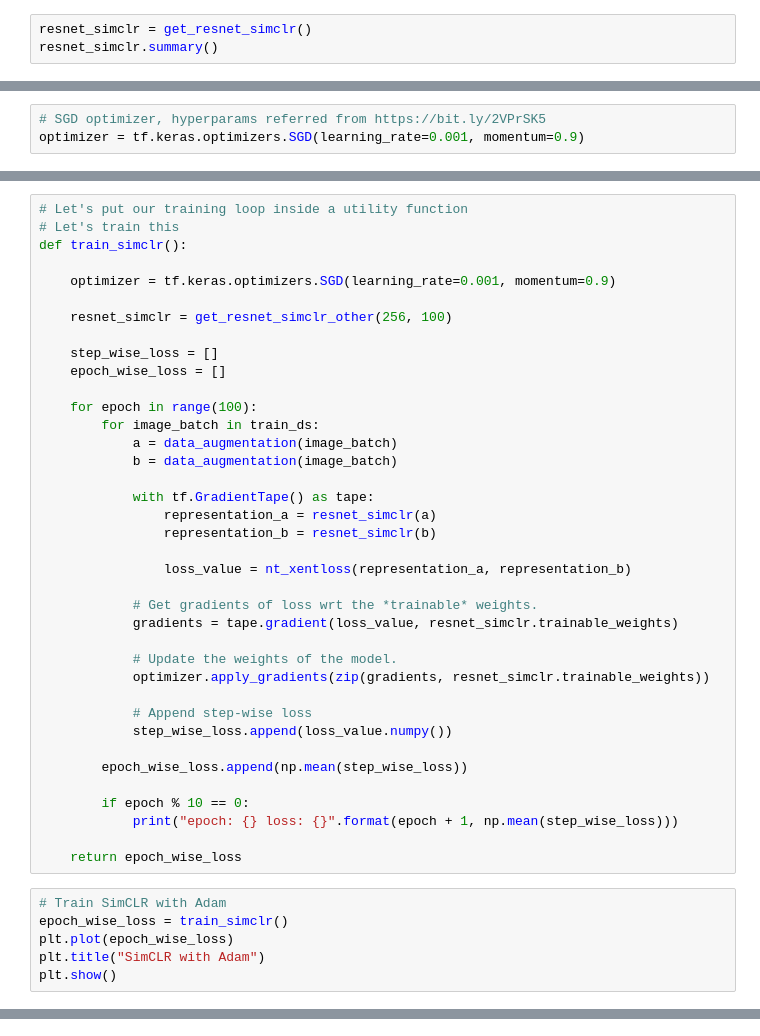
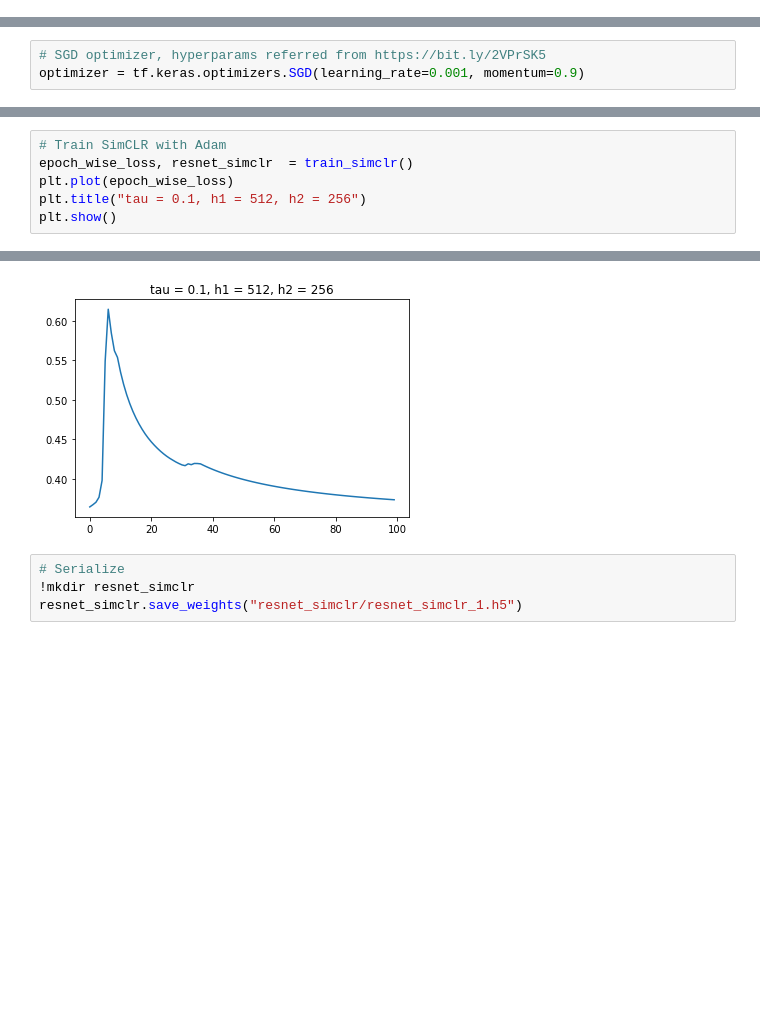
Before and after one commit to sayakpaul/SimCLR-in-TensorFlow-2, a Jupyter notebook: SimCLR_In_TensorFlow_2.ipynb, the cells around one changed output, grey strips where cells are left out. Cells and saved outputs as stored; diff of their text form; blank space fills up the shorter version.

```diff
--- a/SimCLR_In_TensorFlow_2.ipynb
+++ b/SimCLR_In_TensorFlow_2.ipynb
@@ -146,6 +184,3 @@ def get_resnet_simclr():
     resnet_simclr = Model(inputs, projection_2)
 
     return resnet_simclr
-# %%
-resnet_simclr = get_resnet_simclr()
-resnet_simclr.summary()
@@ -291,45 +250,7 @@ _________________________________________________________________
-# %%
-# Let's put our training loop inside a utility function
-# Let's train this
-def train_simclr():
-
-    optimizer = tf.keras.optimizers.SGD(learning_rate=0.001, momentum=0.9)
-
-    resnet_simclr = get_resnet_simclr_other(256, 100)
-
-    step_wise_loss = []
-    epoch_wise_loss = []
-
-    for epoch in range(100):
-        for image_batch in train_ds:
-            a = data_augmentation(image_batch)
-            b = data_augmentation(image_batch)
-
-            with tf.GradientTape() as tape:
-                representation_a = resnet_simclr(a)
-                representation_b = resnet_simclr(b)
-
-                loss_value = nt_xentloss(representation_a, representation_b)
-
-            # Get gradients of loss wrt the *trainable* weights.
-            gradients = tape.gradient(loss_value, resnet_simclr.trainable_weights)
-
-            # Update the weights of the model.
-            optimizer.apply_gradients(zip(gradients, resnet_simclr.trainable_weights))
-
-            # Append step-wise loss
-            step_wise_loss.append(loss_value.numpy())
-
-        epoch_wise_loss.append(np.mean(step_wise_loss))
-
-        if epoch % 10 == 0:
-            print("epoch: {} loss: {}".format(epoch + 1, np.mean(step_wise_loss)))
-
-    return epoch_wise_loss
 # %%
 # Train SimCLR with Adam
-epoch_wise_loss = train_simclr()
+epoch_wise_loss, resnet_simclr  = train_simclr()
 plt.plot(epoch_wise_loss)
-plt.title("SimCLR with Adam")
+plt.title("tau = 0.1, h1 = 512, h2 = 256")
 plt.show()
 # %% [output]
@@ -340,0 +267,5 @@ epoch: 41 loss: 0.3944353461265564
+[figure, added]
+# %%
+# Serialize
+!mkdir resnet_simclr
+resnet_simclr.save_weights("resnet_simclr/resnet_simclr_1.h5")
```
Also changed, not shown: parts of 14 cells of this notebook, 6 other files.
